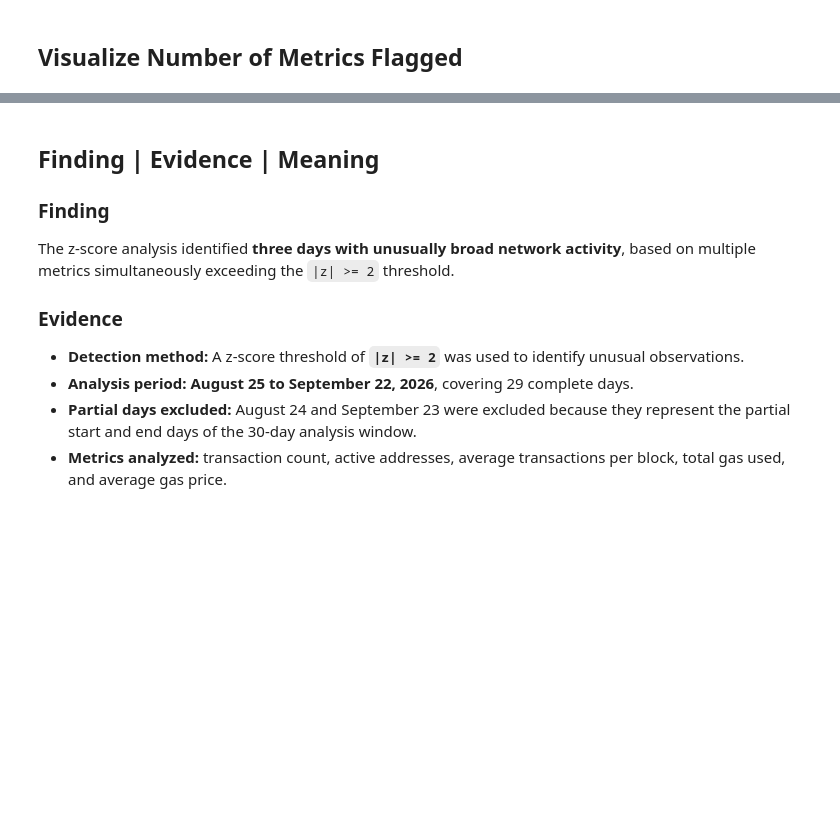
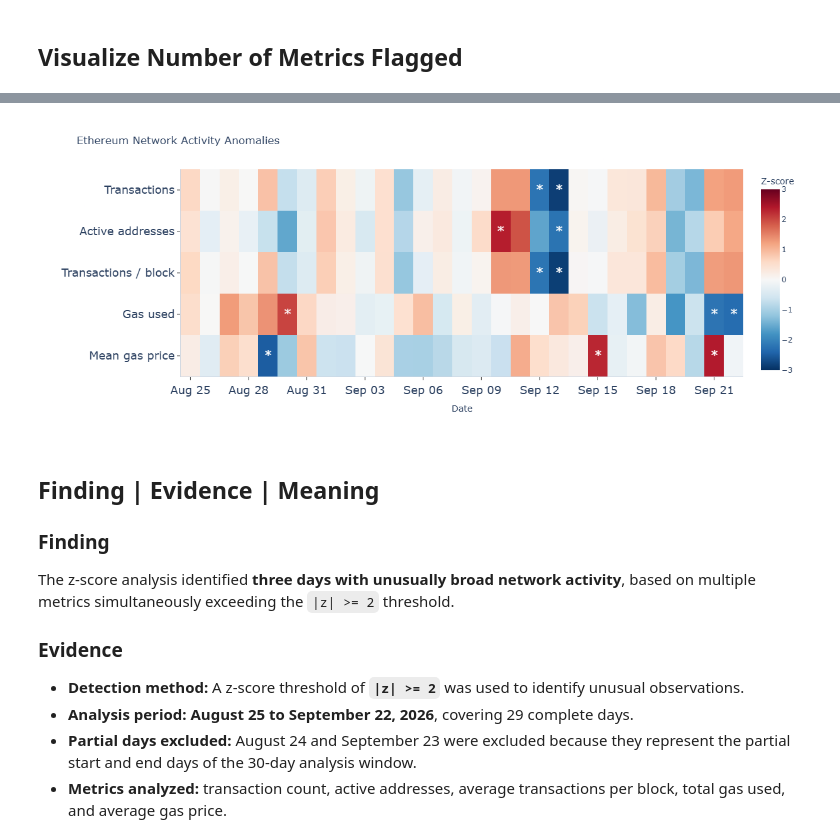
Before and after one commit to yunus-leo/ethereum-30-day-network-analysis, a Jupyter notebook: notebooks/08_network_activity_anomalies.ipynb, the cells around one changed output, grey strips where cells are left out. Cells and saved outputs as stored; diff of their text form; code cells hidden in the pictures; blank space fills up the shorter version.

```diff
--- a/notebooks/08_network_activity_anomalies.ipynb
+++ b/notebooks/08_network_activity_anomalies.ipynb
@@ -528,3 +614,94 @@ fig.show()
+# %%
+import plotly.express as px
+
+heatmap_df = complete_days.sort_values("date").copy()
+
+metric_labels = {
+    "transaction_count": "Transactions",
+    "active_addresses": "Active addresses",
+    "avg_transactions_per_block": "Transactions / block",
+    "total_gas_used": "Gas used",
+    "avg_gas_price_gwei": "Mean gas price",
+}
+
+zscore_columns = [f"{metric}_zscore" for metric in metrics]
+
+# Rows represent metrics; columns represent dates.
+heatmap_values = heatmap_df[zscore_columns].T
+heatmap_values.index = [metric_labels[metric] for metric in metrics]
+heatmap_values.columns = heatmap_df["date"].dt.strftime("%Y-%m-%d")
+
+fig = px.imshow(
+    heatmap_values,
+    color_continuous_scale="RdBu_r",
+    zmin=-3,
+    zmax=3,
+    aspect="auto",
+    labels={
+        "x": "Date",
+        "y": "",
+        "color": "Z-score",
+    },
+    title="Ethereum Network Activity Anomalies",
+)
+
+# Mark observations where |z| ≥ 2.
+asterisks = [
+    ["*" if abs(value) >= 2 else "" for value in row]
+    for row in heatmap_values.values
+]
+
+fig.update_traces(
+    text=asterisks,
+    texttemplate="%{text}",
+    textfont=dict(size=20),
+    hovertemplate=(
+        "%{x|%b %d, %Y}<br>"
+        "Metric: %{y}<br>"
+        "Z-score: %{z:.2f}"
+        "<extra></extra>"
+    ),
+)
+
+fig.update_layout(
+    template="plotly_white",
+    width=1200,
+    height=500,
+    margin=dict(l=190, r=70, t=80, b=90),
+)
+
+fig.update_xaxes(
+    type="category",
+    tickmode="array",
+    tickvals=heatmap_values.columns[::3].tolist(),
+    ticktext=heatmap_df["date"].dt.strftime("%b %d").iloc[::3].tolist(),
+    tickfont=dict(size=18),
+    showgrid=False,
+    showline=True,
+    linecolor="#CBD5E1",
+    ticks="outside",
+    ticklen=5,
+)
+
+
+fig.update_yaxes(
+    title_text="",
+    categoryorder="array",
+    categoryarray=labels,
+    autorange="reversed",
+    tickfont=dict(size=18),
+    showgrid=False,
+    showline=True,
+    linecolor="#CBD5E1",
+    ticks="outside",
+    ticklen=5,
+    fixedrange=True,
+)
+
+
+fig.show()
+# %% [output]
+[figure, added]
 # %% [markdown]
 ## Finding | Evidence | Meaning
 
```
Also changed, not shown: parts of 5 cells of this notebook.
